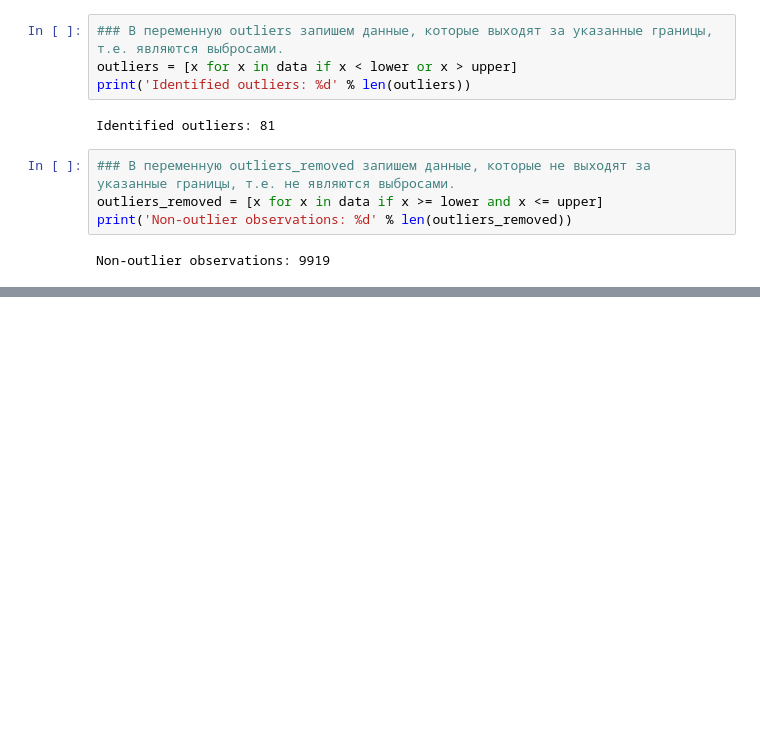
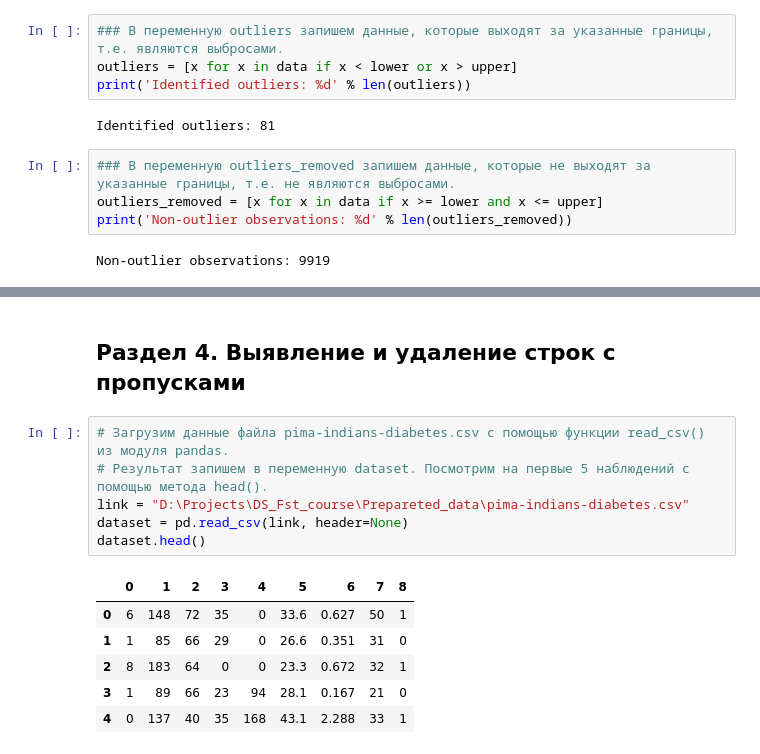
Before and after one commit to 66910sheremet/first_courses_materials, a Jupyter notebook: Data_cleaning.ipynb, the cells around one changed output, grey strips where cells are left out. Cells and saved outputs as stored; diff of their text form; blank space fills up the shorter version.

```diff
--- a/Data_cleaning.ipynb
+++ b/Data_cleaning.ipynb
@@ -268,0 +362,15 @@ Non-outlier observations: 9919
+# %% [markdown]
+## Раздел 4. Выявление и удаление строк с пропусками
+# %%
+# Загрузим данные файла pima-indians-diabetes.csv с помощью функции read_csv() из модуля pandas.
+# Результат запишем в переменную dataset. Посмотрим на первые 5 наблюдений с помощью метода head().
+link = "D:\Projects\DS_Fst_course\Prepareted_data\pima-indians-diabetes.csv"
+dataset = pd.read_csv(link, header=None)
+dataset.head()
+# %% [output]
+|  | 0 | 1 | 2 | 3 | 4 | 5 | 6 | 7 | 8 |
+| 0 | 6 | 148 | 72 | 35 | 0 | 33.6 | 0.627 | 50 | 1 |
+| 1 | 1 | 85 | 66 | 29 | 0 | 26.6 | 0.351 | 31 | 0 |
+| 2 | 8 | 183 | 64 | 0 | 0 | 23.3 | 0.672 | 32 | 1 |
+| 3 | 1 | 89 | 66 | 23 | 94 | 28.1 | 0.167 | 21 | 0 |
+| 4 | 0 | 137 | 40 | 35 | 168 | 43.1 | 2.288 | 33 | 1 |
```
Also changed, not shown: parts of 49 cells of this notebook.
